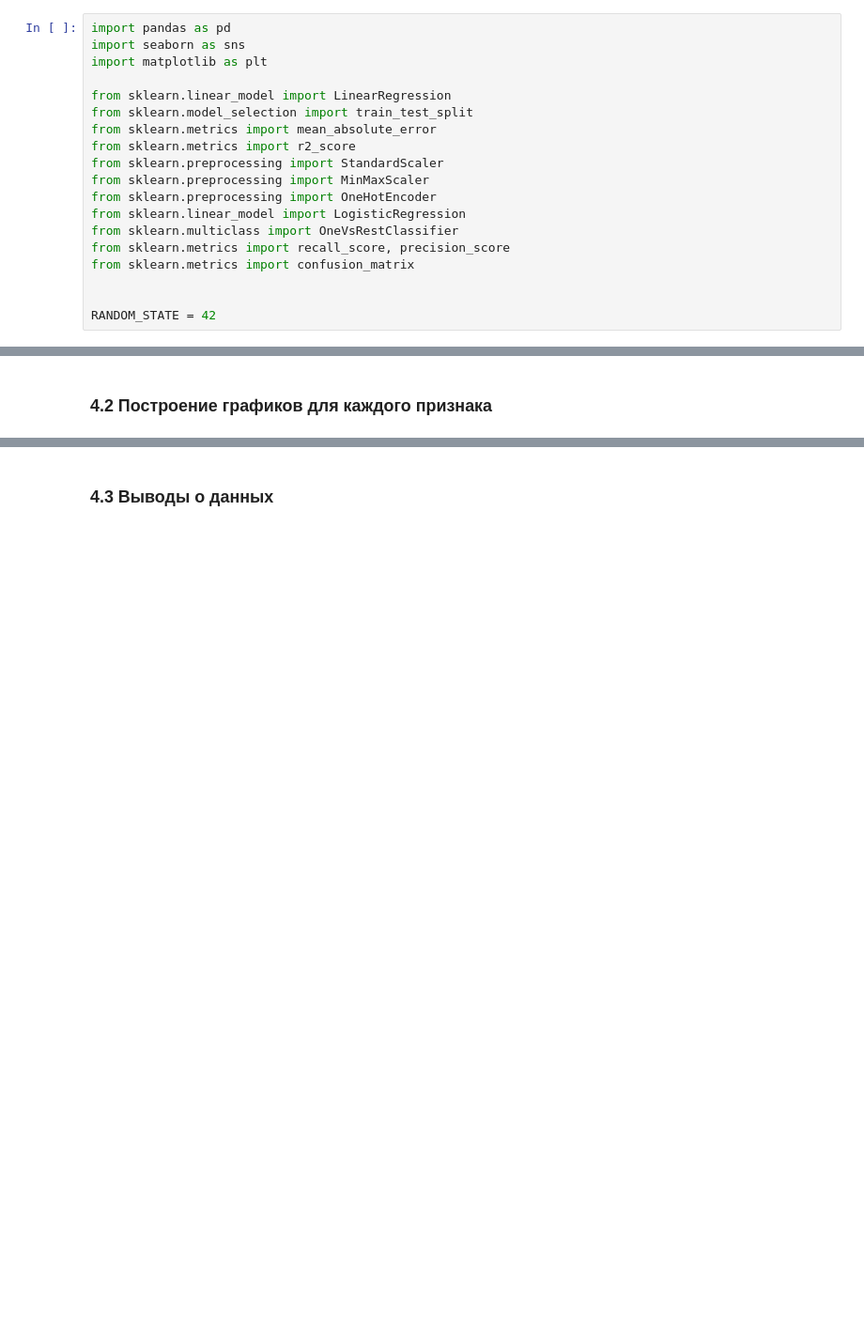
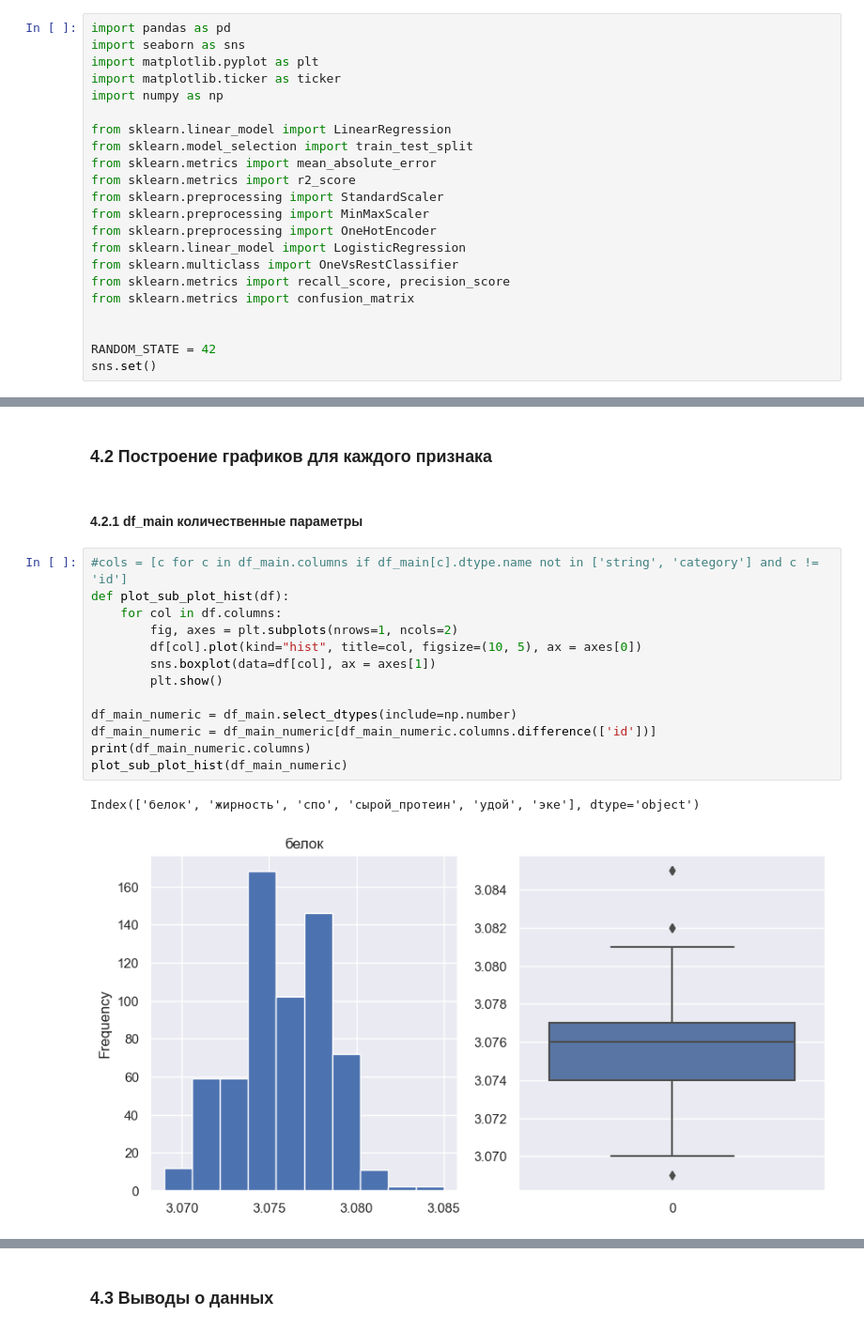
Before and after one commit to theotheo46/ds, a Jupyter notebook: linmodels.ipynb, the cells around one changed output, grey strips where cells are left out. Shown at 94% size. Drawn from its saved outputs; the diff is of its cells as text; blank space fills up the shorter version.

```diff
--- a/linmodels.ipynb
+++ b/linmodels.ipynb
@@ -21,7 +21,9 @@
 # %%
 import pandas as pd
 import seaborn as sns
-import matplotlib as plt
+import matplotlib.pyplot as plt
+import matplotlib.ticker as ticker
+import numpy as np
 
 from sklearn.linear_model import LinearRegression
 from sklearn.model_selection import train_test_split
@@ -37,6 +39,7 @@ from sklearn.metrics import confusion_matrix
 
 
 RANDOM_STATE = 42
+sns.set()
 # %% [markdown]
 ### 2.1 Загрузка данных
 # %%
@@ -256,3 +260,21 @@ print(list(df_buy['порода'].unique()))
     - категориальные признаки показывают наличие определенных категорий и количество уникальных значений этих категорий соответствует количеству уникальных значений в других таблицах
 # %% [markdown]
 ### 4.2 Построение графиков для каждого признака
+# %% [markdown]
+#### 4.2.1 df_main количественные параметры
+# %%
+#cols = [c for c in df_main.columns if df_main[c].dtype.name not in ['string', 'category'] and c != 'id']
+def plot_sub_plot_hist(df):
+    for col in df.columns:
+        fig, axes = plt.subplots(nrows=1, ncols=2)
+        df[col].plot(kind="hist", title=col, figsize=(10, 5), ax = axes[0])
+        sns.boxplot(data=df[col], ax = axes[1])
+        plt.show()
+
+df_main_numeric = df_main.select_dtypes(include=np.number)
+df_main_numeric = df_main_numeric[df_main_numeric.columns.difference(['id'])]
+print(df_main_numeric.columns)
+plot_sub_plot_hist(df_main_numeric)
+# %% [output]
+Index(['белок', 'жирность', 'спо', 'сырой_протеин', 'удой', 'эке'], dtype='object')
+[figure, added]
```
Also changed, not shown: parts of 8 cells of this notebook.
